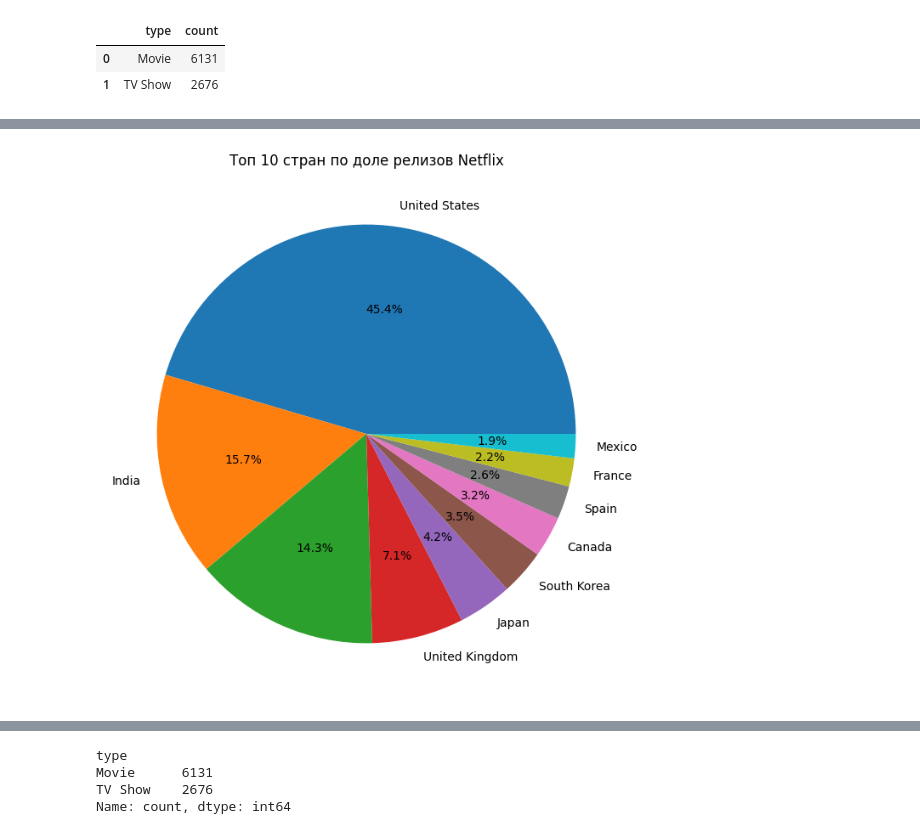
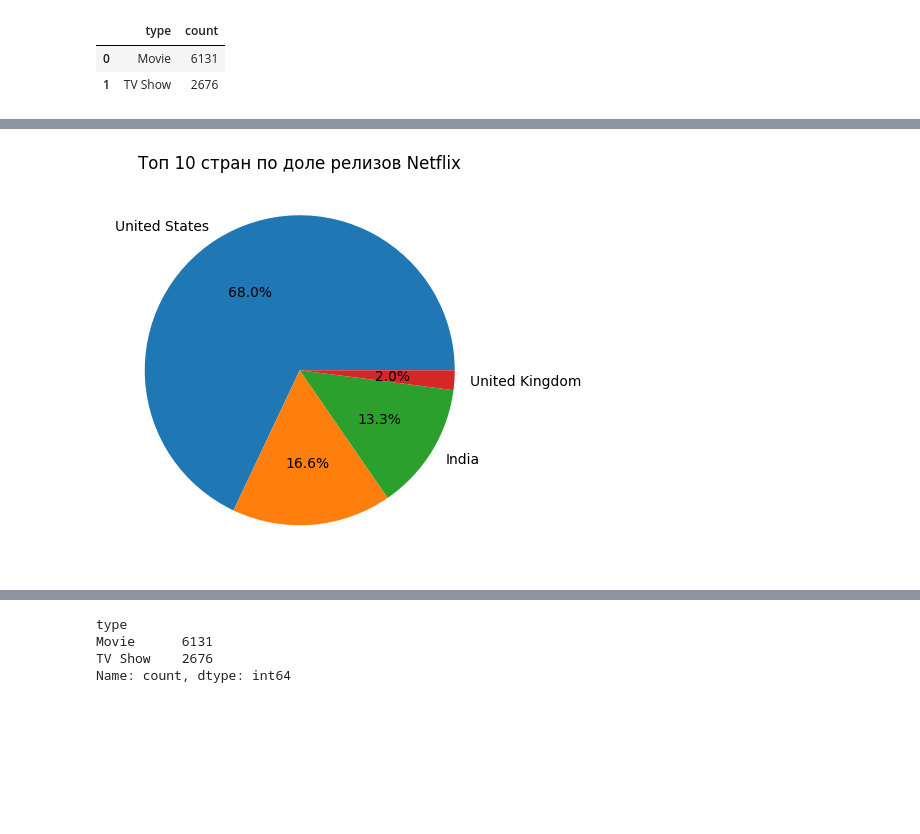
Before and after one commit to Alexey9991984/DataAnalysisPractice, a Jupyter notebook: notebooks/Netflix.ipynb, the cells around one changed output, grey strips where cells are left out. Drawn from its saved outputs; the diff is of its cells as text; code cells hidden in the pictures; blank space fills up the shorter version.

```diff
--- a/notebooks/Netflix.ipynb
+++ b/notebooks/Netflix.ipynb
@@ -77,7 +83,7 @@ FROM netflix
 WHERE release_year >= 2000
 GROUP BY country, release_year
 ORDER BY cnt DESC
-""", engine)
+LIMIT 20""", engine)
 # запрос к базе данных PostgreSQL и сохранение результата в DataFrame
 df
 # %% [output]
@@ -164,10 +164,10 @@ df[['country','percent']].groupby('country').sum().sort_values(by='percent', asc
 # %%
 top10_percent = df.groupby('country')['percent'].sum().sort_values(ascending=False).head(10)
-top10_percent.plot(kind='pie', figsize=(8,8), autopct='%1.1f%%')
+top10_percent.plot(kind='pie', figsize=(5,8), autopct='%1.1f%%')
 plt.title('Топ 10 стран по доле релизов Netflix')
 plt.ylabel('')
 plt.show()
 # %% [output]
-[figure, old version]
+[figure, new version]
 # %%
 df = pd.read_csv(r"C:\Jupyter_notebook\PandasNumPyCourse\data\netflix_titles.csv.csv")
```
Also changed, not shown: parts of 11 cells of this notebook, 4 other files.
